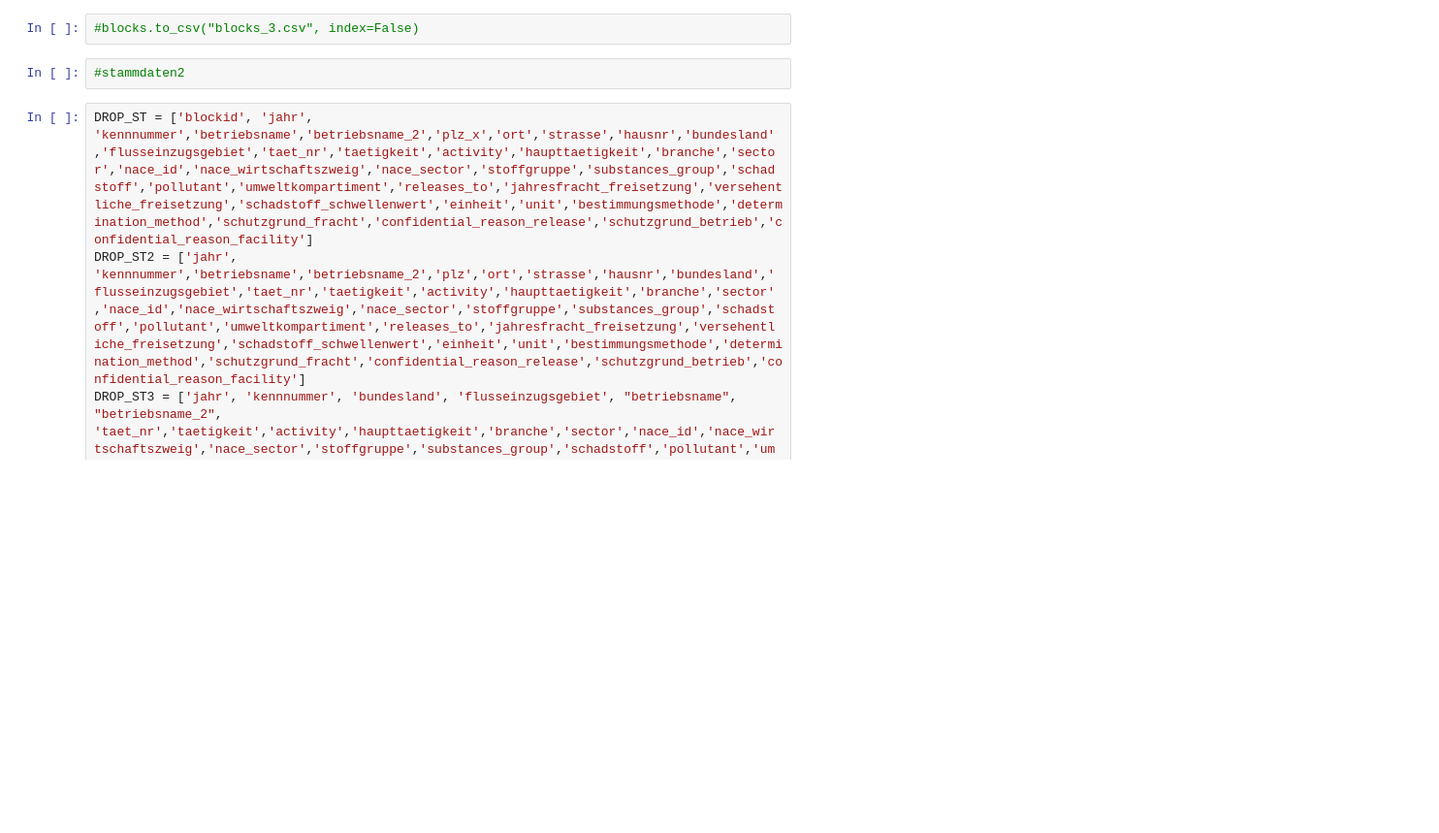
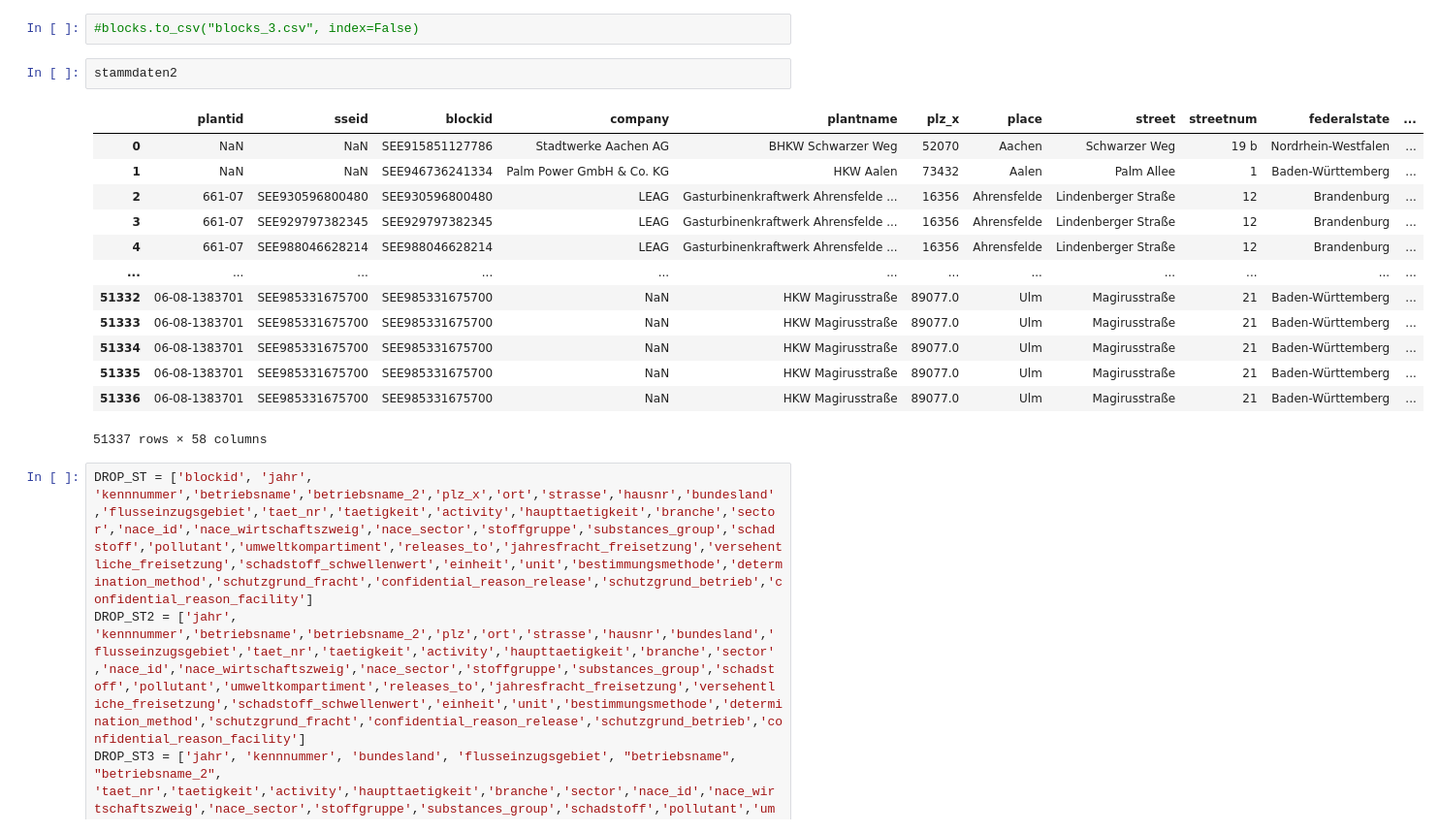
Before and after one commit to sidietz/plantwatch-data, a Jupyter notebook: basic/toblocks-v3.ipynb, the cells around one changed output. Shown at 97% size. Drawn from its saved outputs; the diff is of its cells as text; blank space fills up the shorter version.

```diff
--- a/basic/toblocks-v3.ipynb
+++ b/basic/toblocks-v3.ipynb
@@ -958,8 +955,22 @@ stammdaten2 = stmp.merge(prtr, how="left", left_on="plantid", right_on="kennnumm
 #plants_final.to_csv("plants.csv", index=False)
 # %%
 #blocks.to_csv("blocks_3.csv", index=False)
-# %%
-#stammdaten2
+# %%
+stammdaten2
+# %% [output]
+|  | plantid | sseid | blockid | company | plantname | plz_x | place | street | streetnum | federalstate | ... |
+| 0 | NaN | NaN | SEE915851127786 | Stadtwerke Aachen AG | BHKW Schwarzer Weg | 52070 | Aachen | Schwarzer Weg | 19 b | Nordrhein-Westfalen | ... |
+| 1 | NaN | NaN | SEE946736241334 | Palm Power GmbH & Co. KG | HKW Aalen | 73432 | Aalen | Palm Allee | 1 | Baden-Württemberg | ... |
+| 2 | 661-07 | SEE930596800480 | SEE930596800480 | LEAG | Gasturbinenkraftwerk Ahrensfelde ... | 16356 | Ahrensfelde | Lindenberger Straße | 12 | Brandenburg | ... |
+| 3 | 661-07 | SEE929797382345 | SEE929797382345 | LEAG | Gasturbinenkraftwerk Ahrensfelde ... | 16356 | Ahrensfelde | Lindenberger Straße | 12 | Brandenburg | ... |
+| 4 | 661-07 | SEE988046628214 | SEE988046628214 | LEAG | Gasturbinenkraftwerk Ahrensfelde ... | 16356 | Ahrensfelde | Lindenberger Straße | 12 | Brandenburg | ... |
+| ... | ... | ... | ... | ... | ... | ... | ... | ... | ... | ... | ... |
+| 51332 | 06-08-1383701 | SEE985331675700 | SEE985331675700 | NaN | HKW Magirusstraße | 89077.0 | Ulm | Magirusstraße | 21 | Baden-Württemberg | ... |
+| 51333 | 06-08-1383701 | SEE985331675700 | SEE985331675700 | NaN | HKW Magirusstraße | 89077.0 | Ulm | Magirusstraße | 21 | Baden-Württemberg | ... |
+| 51334 | 06-08-1383701 | SEE985331675700 | SEE985331675700 | NaN | HKW Magirusstraße | 89077.0 | Ulm | Magirusstraße | 21 | Baden-Württemberg | ... |
+| 51335 | 06-08-1383701 | SEE985331675700 | SEE985331675700 | NaN | HKW Magirusstraße | 89077.0 | Ulm | Magirusstraße | 21 | Baden-Württemberg | ... |
+| 51336 | 06-08-1383701 | SEE985331675700 | SEE985331675700 | NaN | HKW Magirusstraße | 89077.0 | Ulm | Magirusstraße | 21 | Baden-Württemberg | ... |
+51337 rows × 58 columns
 # %%
 DROP_ST = ['blockid', 'jahr', 'kennnummer','betriebsname','betriebsname_2','plz_x','ort','strasse','hausnr','bundesland','flusseinzugsgebiet','taet_nr','taetigkeit','activity','haupttaetigkeit','branche','sector','nace_id','nace_wirtschaftszweig','nace_sector','stoffgruppe','substances_group','schadstoff','pollutant','umweltkompartiment','releases_to','jahresfracht_freisetzung','versehentliche_freisetzung','schadstoff_schwellenwert','einheit','unit','bestimmungsmethode','determination_method','schutzgrund_fracht','confidential_reason_release','schutzgrund_betrieb','confidential_reason_facility']
 DROP_ST2 = ['jahr', 'kennnummer','betriebsname','betriebsname_2','plz','ort','strasse','hausnr','bundesland','flusseinzugsgebiet','taet_nr','taetigkeit','activity','haupttaetigkeit','branche','sector','nace_id','nace_wirtschaftszweig','nace_sector','stoffgruppe','substances_group','schadstoff','pollutant','umweltkompartiment','releases_to','jahresfracht_freisetzung','versehentliche_freisetzung','schadstoff_schwellenwert','einheit','unit','bestimmungsmethode','determination_method','schutzgrund_fracht','confidential_reason_release','schutzgrund_betrieb','confidential_reason_facility']
```
Also changed, not shown: parts of 7 cells of this notebook.
